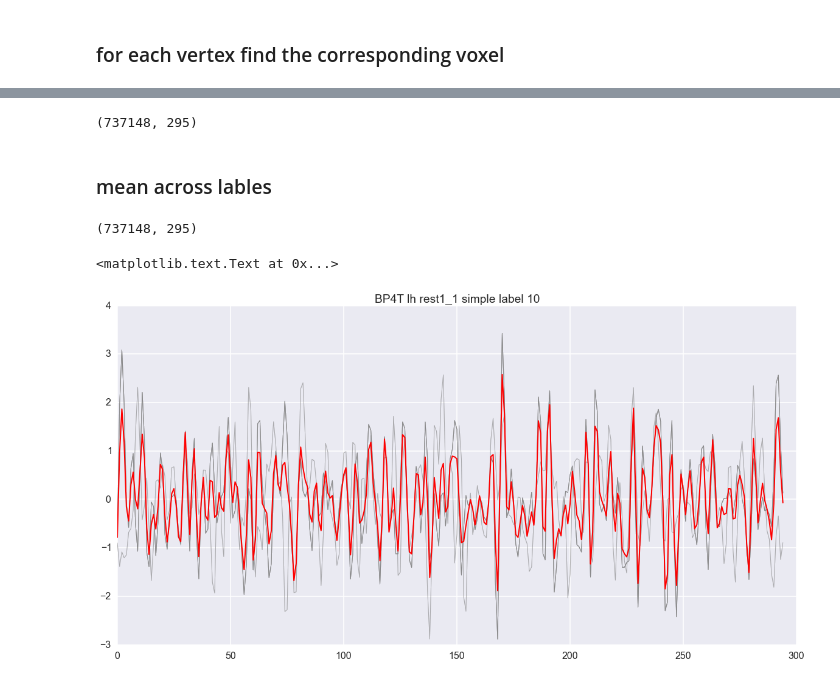
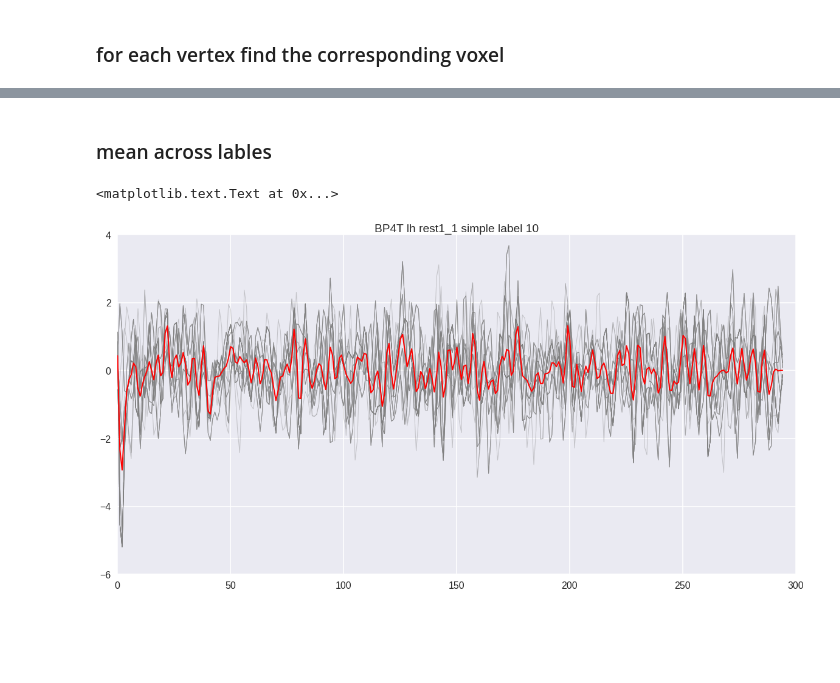
Before and after one commit to juhuntenburg/myelinconnect, a Jupyter notebook: notebooks/sample_func_data.ipynb, the cells around one changed output, grey strips where cells are left out. Cells and saved outputs as stored; diff of their text form; code cells hidden in the pictures; blank space fills up the shorter version.

```diff
--- a/notebooks/sample_func_data.ipynb
+++ b/notebooks/sample_func_data.ipynb
@@ -11,11 +11,12 @@ import seaborn as sns
 # %% [markdown]
 ### load func nifti, highres in sub space, labelling
 # %%
-labels_file= '/scr/ilz3/myelinconnect/all_data_on_simple_surf/labels/old/BP4T_lh_highres2lowres_labels.npy'
+labels_file= '/scr/ilz3/myelinconnect/all_data_on_simple_surf/labels/BP4T_rh_highres2lowres_labels.npy'
 rest_file = '/scr/ilz3/myelinconnect/resting/final/BP4T_rest1_1_denoised.nii.gz'
-highres_file = '/scr/ilz3/myelinconnect/struct/surf_lh/orig2func/BP4T_lh_mid_groupavgsurf.vtk'
+#rest_file = '/scr/ilz3/myelinconnect/resting/preprocessed/BP4T/rest1_1/realignment/corr_BP4T_rest1_1_roi_tsnr.nii.gz'
+highres_file = '/scr/ilz3/myelinconnect/struct/surf_rh/orig2func/BP4T_rh_mid_groupavgsurf.vtk'
 # %%
-labels =np.load(labels_file)
+labels =np.load(labels_file)[:,1]
 # %%
 img = nb.load(rest_file)
 rest = img.get_data()
@@ -58,10 +59,6 @@ plt.imshow(check[:,:,s], cmap='Reds', alpha=0.5)
 # actually finding the data
 idx = np.asarray(np.round(highres_v/dim), dtype='int64')
 rest_highres = rest[idx[:,0],idx[:,1],idx[:,2]]
-# %%
-rest_highres.shape
-# %% [output]
-(737148, 295)
 # %% [markdown]
 ### mean across lables
 # %%
@@ -69,7 +66,7 @@ def sample_simple(highres_data, labels):
     # create new empty lowres data array
     lowres_data = np.empty((int(labels.max()+1), highres_data.shape[1]))
     # find all vertices on highres and mean
-    for l in range(int(labels.max())):
+    for l in range(int(labels.max()+1)):
         patch = np.where(labels==l)[0]
         patch_data = highres_data[patch]
         patch_mean = np.mean(patch_data, axis=0)
@@ -78,23 +75,19 @@ def sample_simple(highres_data, labels):
     return lowres_data
 # %%
 rest_lowres = sample_simple(rest_highres, labels)
-# %%
-rest_lowres.shape
-# %% [output]
-(737148, 295)
 # %%
 import seaborn as sns
 sns.set_context('poster')
 sns.set_style('darkgrid')
 fig =plt.figure(figsize=(20,10))
 v = 10
-for i in range(np.where(labels[:,1]==v)[0].shape[0]):
-    plt.plot(rest_highres[np.where(labels[:,1]==v)[0][i]], color='gray', alpha=0.2, lw=1)
+for i in range(np.where(labels==v)[0].shape[0]):
+    plt.plot(rest_highres[np.where(labels==v)[0][i]], color='gray', alpha=0.2, lw=1)
 plt.plot(rest_lowres[v], label='mean', color='r', lw=2)
 #plt.legend()
 plt.title('BP4T lh rest1_1 simple label %s'%(v))
 # %% [output]
 <matplotlib.text.Text at 0x...>
-[figure, old version]
+[figure, new version]
 # %%
 fig.savefig('/scr/ilz3/myelinconnect/func_sampling_example_10.png')
```
Also changed, not shown: parts of 3 cells of this notebook, 10 other files.
